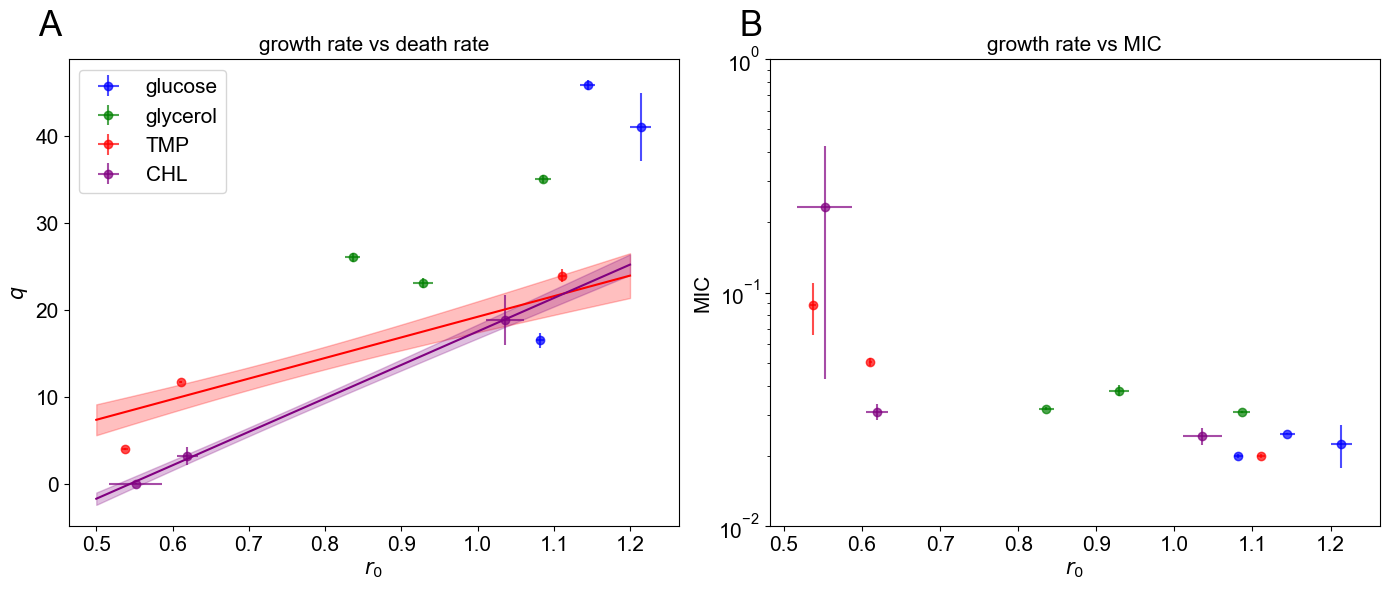
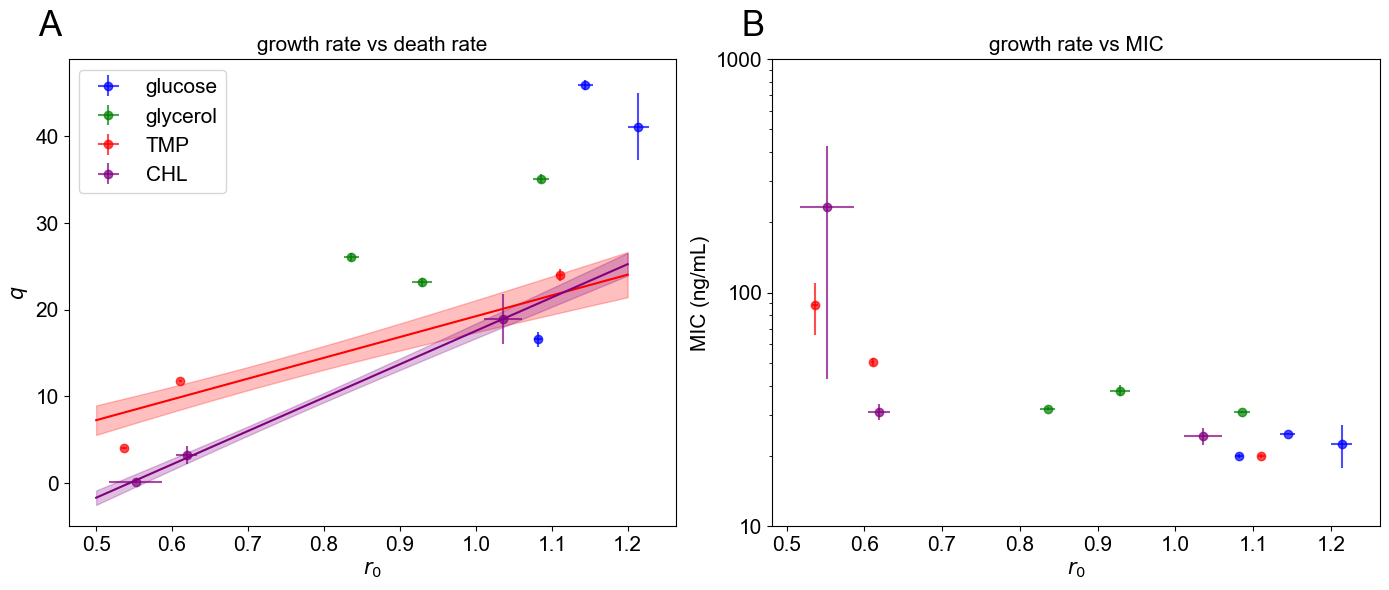
The change to this notebook cell's code, shown as a diff; its figure went from the first image to the second:
--- before
+++ after
@@ -60,10 +60,12 @@
 
 ax2.set_xlabel(r'$r_0$', fontsize=15)
-ax2.set_ylabel('MIC', fontsize=15)
+ax2.set_ylabel('MIC (ng/mL)', fontsize=15)
 ax2.set_title(r'growth rate vs MIC', fontsize=15)
 ax2.text(-0.05, 1.05, 'B', transform=ax2.transAxes, fontsize=25)
+ax2.set_yscale('log')   # log scale to show both the low (carbon) and high (bacteriostatic) MIC values
+Ticks  = [0.01, 0.1, 1]
+ax2.set_yticks(Ticks)
+ax2.set_yticklabels([10, 100, 1000])
 ax2.tick_params(labelsize=15)
-ax2.set_yscale('log')   # log scale to show both the low (carbon) and high (bacteriostatic) MIC values
-ax2.set_ylim([0.01, 1])
 
 plt.tight_layout()

Commit: Add files via upload